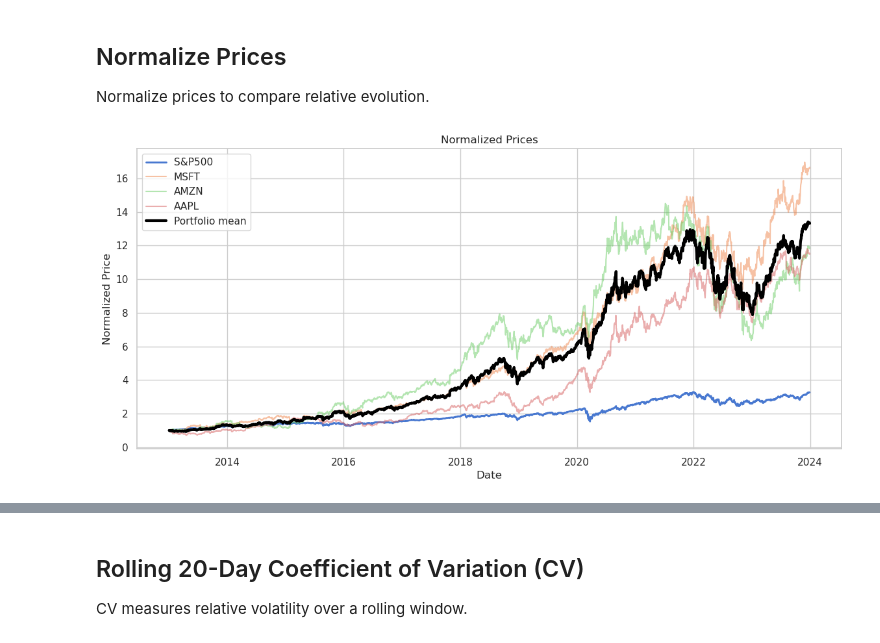
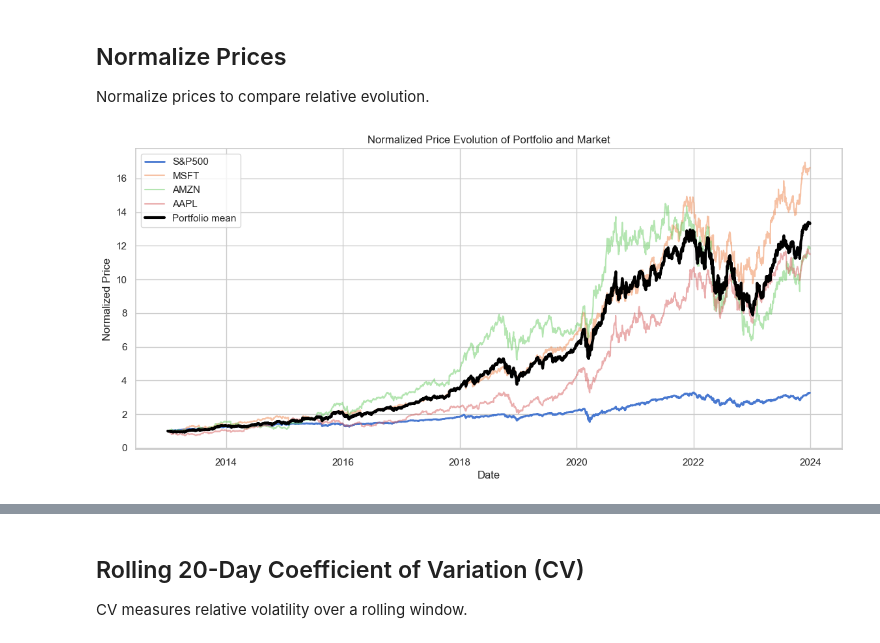
Before and after one commit to krjgmxh2ry-byte/Final_DataProjet_Github, a Jupyter notebook: notebooks/data_exploration.ipynb, the cells around one changed output, grey strips where cells are left out. Drawn from its saved outputs; the diff is of its cells as text; code cells hidden in the pictures.

```diff
--- a/notebooks/data_exploration.ipynb
+++ b/notebooks/data_exploration.ipynb
@@ -71,17 +94,17 @@ Normalize prices to compare relative evolution.
 # %%
 portfolio_norm = portfolio_prices / portfolio_prices.iloc[0]
 portfolio_norm['mean'] = portfolio_norm.mean(axis=1)
 sp500_norm = sp500_prices / sp500_prices.iloc[0]
 
 plt.figure(figsize=(14,6))
 plt.plot(sp500_norm, label="S&P500", linewidth=2)
 for col in portfolio_norm.columns[:-1]:
     plt.plot(portfolio_norm[col], alpha=0.5, label=col)
 plt.plot(portfolio_norm['mean'], label="Portfolio mean", linewidth=3, color="black")
-plt.title("Normalized Prices")
+plt.title("Normalized Price Evolution of Portfolio and Market")
 plt.xlabel("Date")
 plt.ylabel("Normalized Price")
 plt.legend()
 plt.show()
 # %% [output]
-[figure, old version]
+[figure, new version]
```
Also changed, not shown: parts of 16 cells of this notebook.
